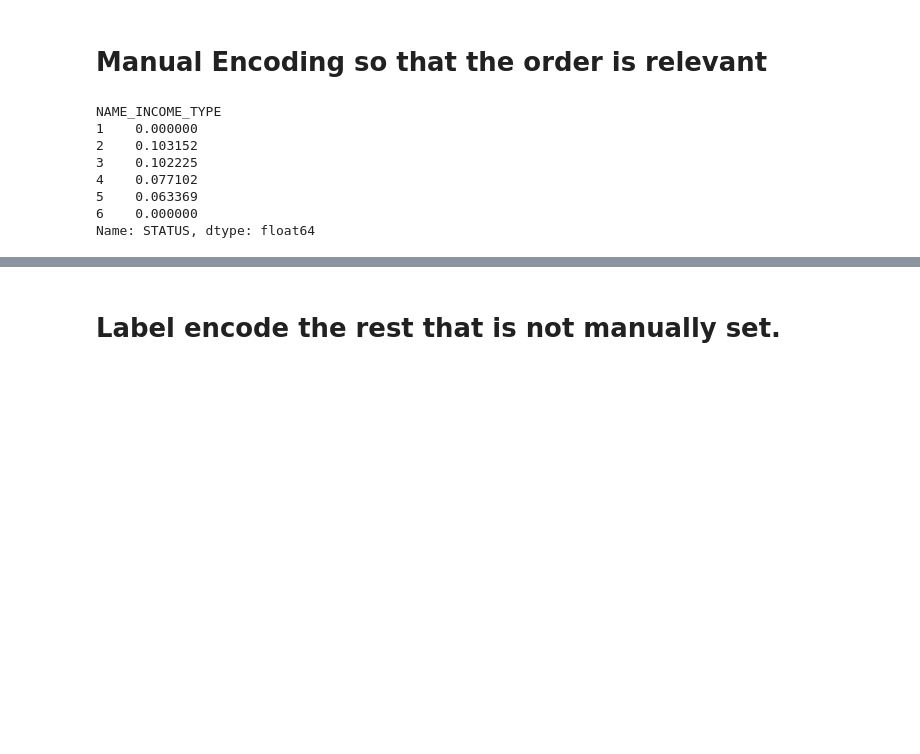
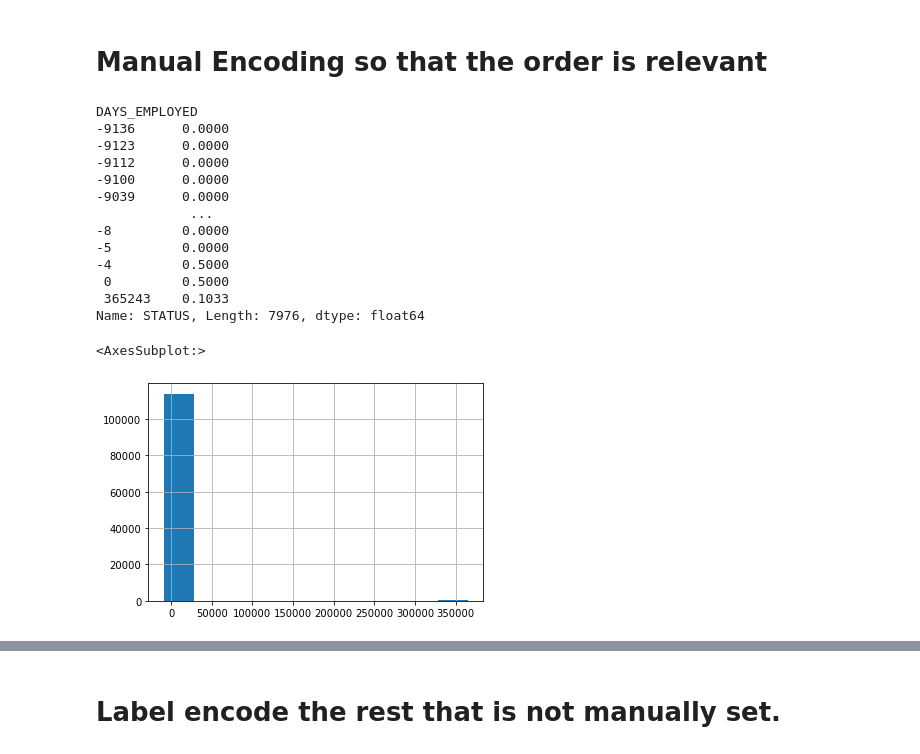
Before and after one commit to ystan98/FA, a Jupyter notebook: Part 3 - Coarse Classing and selecting best bins.ipynb, the cells around one changed output, grey strips where cells are left out. Cells and saved outputs as stored; diff of their text form; code cells hidden in the pictures; blank space fills up the shorter version.

```diff
--- a/Part 3 - Coarse Classing and selecting best bins.ipynb
+++ b/Part 3 - Coarse Classing and selecting best bins.ipynb
@@ -86,13 +86,18 @@ df['NAME_INCOME_TYPE'] = df['NAME_INCOME_TYPE'].map({'Student': 1, 'Pensioner':
 # Housing labels are in order of increasing loan burden on the individual
 df['NAME_HOUSING_TYPE'] = df['NAME_HOUSING_TYPE'].map({'With parents': 1, 'Rented apartment': 2, 'Municipal apartment': 3, 'Office apartment': 4, 'Co-op apartment': 5, 'House / apartment': 6})
 # %%
-df.groupby('NAME_INCOME_TYPE')['STATUS'].mean()
+df.groupby('DAYS_EMPLOYED')['STATUS'].mean()
 # %% [output]
-NAME_INCOME_TYPE
-1    0.000000
-2    0.103152
-3    0.102225
-4    0.077102
-5    0.063369
-6    0.000000
-Name: STATUS, dtype: float64
+DAYS_EMPLOYED
+-9136      0.0000
+-9123      0.0000
+-9112      0.0000
+-9100      0.0000
+-9039      0.0000
+            ...
+-8         0.0000
+-5         0.0000
+-4         0.5000
+ 0         0.5000
+ 365243    0.1033
+Name: STATUS, Length: 7976, dtype: float64
@@ -100,0 +104,5 @@ Name: STATUS, dtype: float64
+# %%
+df['DAYS_EMPLOYED'].hist()
+# %% [output]
+<AxesSubplot:>
+[figure, added]
```
Also changed, not shown: parts of 10 cells of this notebook.
